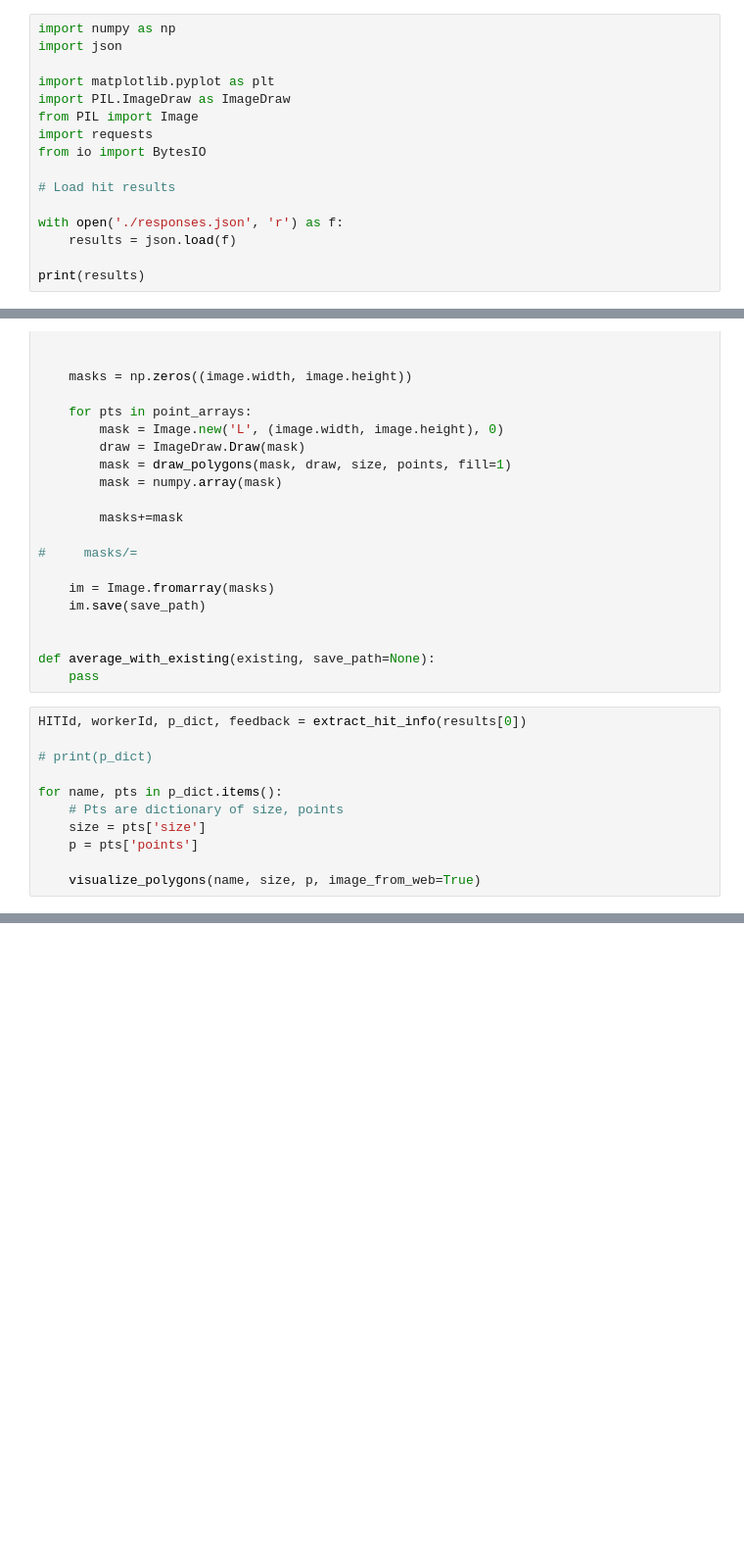
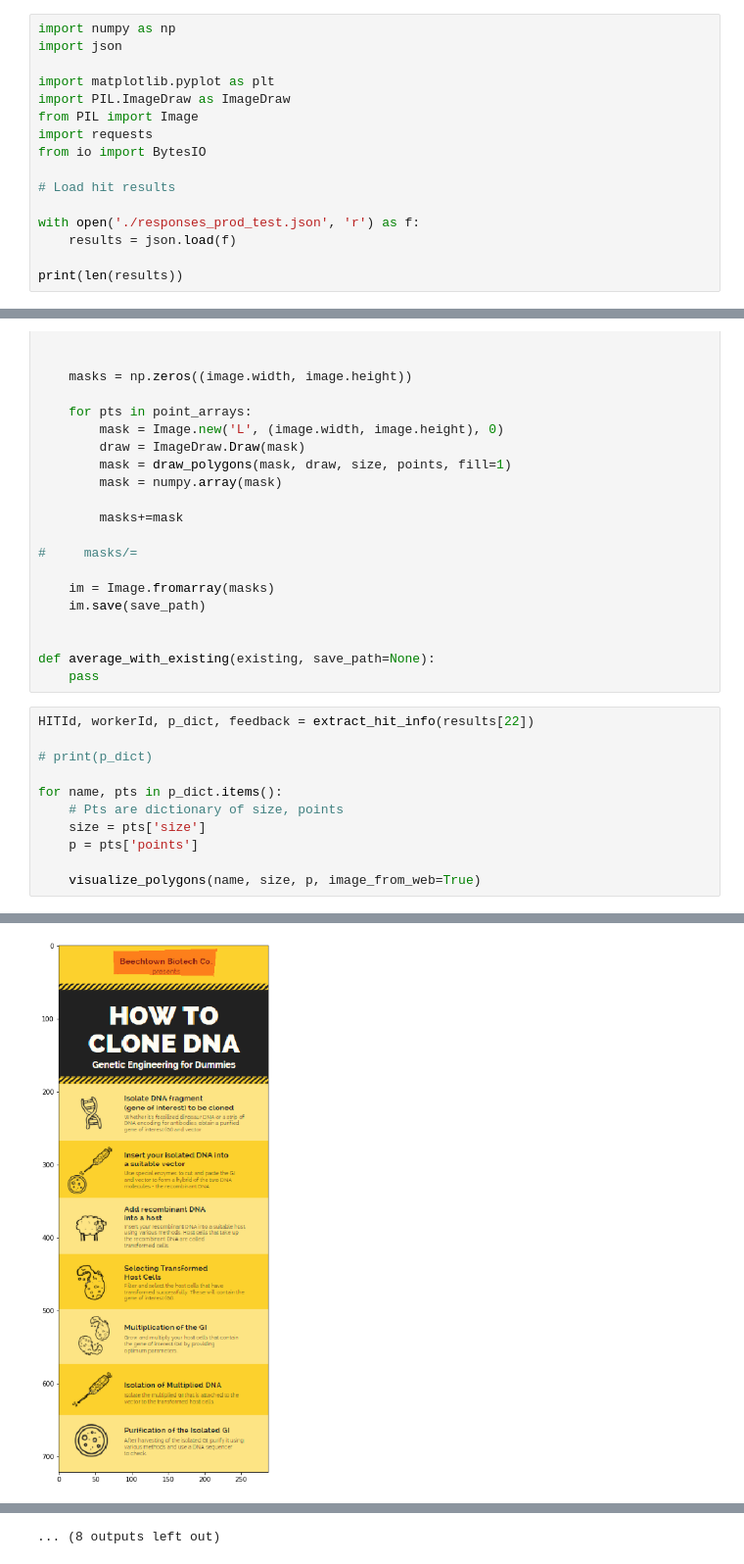
Before and after one commit to turkeyes/importannots, a Jupyter notebook: visualize_save_turker_importance_labels_1.0.ipynb, the cells around one changed output, grey strips where cells are left out. Shown at 98% size. Cells and saved outputs as stored; diff of their text form; blank space fills up the shorter version.

```diff
--- a/visualize_save_turker_importance_labels_1.0.ipynb
+++ b/visualize_save_turker_importance_labels_1.0.ipynb
@@ -10,8 +10,8 @@ from io import BytesIO
 
 # Load hit results
 
-with open('./responses.json', 'r') as f:
+with open('./responses_prod_test.json', 'r') as f:
     results = json.load(f)
 
-print(results)
+print(len(results))
 # %% [output]
@@ -129,7 +129,7 @@ def average_save_labels(img_name, size, point_arrays, prefix_files=True, save_pa
 def average_with_existing(existing, save_path=None):
     pass
 # %%
-HITId, workerId, p_dict, feedback = extract_hit_info(results[0])
+HITId, workerId, p_dict, feedback = extract_hit_info(results[22])
 
 # print(p_dict)
 
@@ -139,3 +139,4 @@ for name, pts in p_dict.items():
     p = pts['points']
 
     visualize_polygons(name, size, p, image_from_web=True)
+# %% [output]
@@ -141,0 +154 @@ for name, pts in p_dict.items():
+[figure, added]
@@ -141,0 +195 @@ for name, pts in p_dict.items():
+... (8 outputs left out)
```
Also changed, not shown: parts of 2 cells of this notebook, 5 other files.
